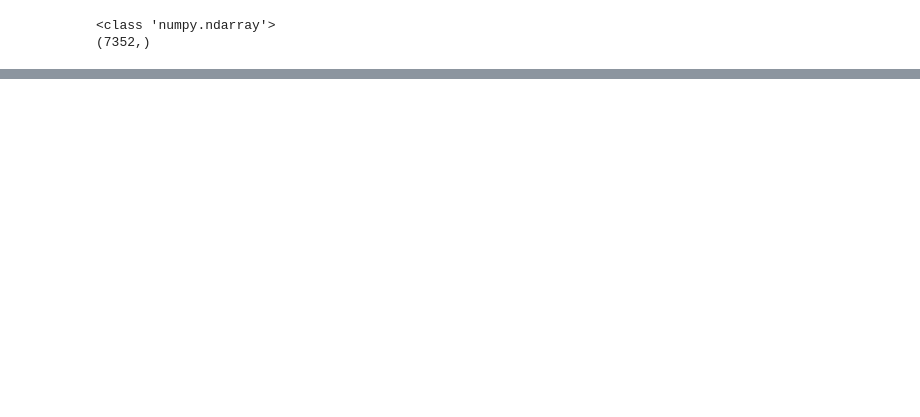
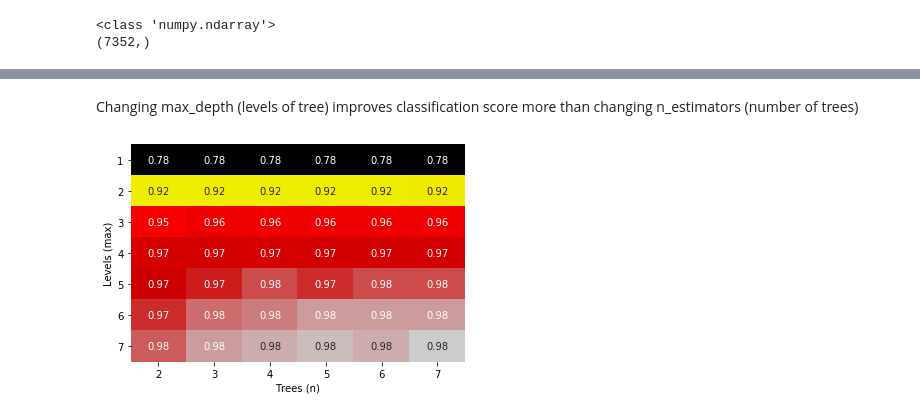
Before and after one commit to alechay/final-project, a Jupyter notebook: feature_engineered.ipynb, the cells around one changed output, grey strips where cells are left out. Drawn from its saved outputs; the diff is of its cells as text; code cells hidden in the pictures; blank space fills up the shorter version.

```diff
--- a/feature_engineered.ipynb
+++ b/feature_engineered.ipynb
@@ -94,0 +366,7 @@ weighted avg       0.98      0.98      0.98      7352
+# %%
+concat_sub_map = np.concatenate((train_sub_map, test_sub_map), axis=None)
+concat_X = np.concatenate((trainX, testX), axis=0)
+concat_y = np.concatenate((trainy, testy), axis=None)
+print(concat_sub_map.shape)
+print(concat_X.shape)
+print(concat_y.shape)
@@ -94,0 +380,5 @@ weighted avg       0.98      0.98      0.98      7352
+# %%
+# Instantiate k fold cross-validator
+kf = KFold(n_splits=5, shuffle=True, random_state=42)
+# Instantiate RF regressor
+rf = RandomForestRegressor()
@@ -94,0 +421,35 @@ weighted avg       0.98      0.98      0.98      7352
+# %% [markdown]
+Changing max_depth (levels of tree) improves classification score more than changing n_estimators (number of trees)
+# %%
+# rf and kf already instantiated
+
+# Instantiate grid search with 2 hyperparameters
+gscv1 = GridSearchCV(
+    rf,
+    {"max_depth": range(1, 8), "n_estimators": range(2, 8)},
+    cv=kf,
+    n_jobs=-1
+)
+gscv1.fit(concat_X, concat_y)
+
+# Get cross-validation data
+cv1_df = pd.DataFrame(gscv1.cv_results_)
+
+# Pivot table
+pivoted_df = cv1_df.pivot(index="param_max_depth",
+           columns="param_n_estimators",
+           values="mean_test_score").round(3)
+
+# Create a heatmap with seaborn
+import seaborn as sns
+import matplotlib.pyplot as plt
+sns.heatmap(pivoted_df,
+            cmap="nipy_spectral",
+            cbar=False,
+            annot=True)
+plt.xlabel('Trees (n)')
+plt.ylabel('Levels (max)')
+# plt.xticks(size=14)
+plt.yticks(rotation=0);
+# %% [output]
+[figure, added]
```
Also changed, not shown: parts of 51 cells of this notebook, 1 other file.
